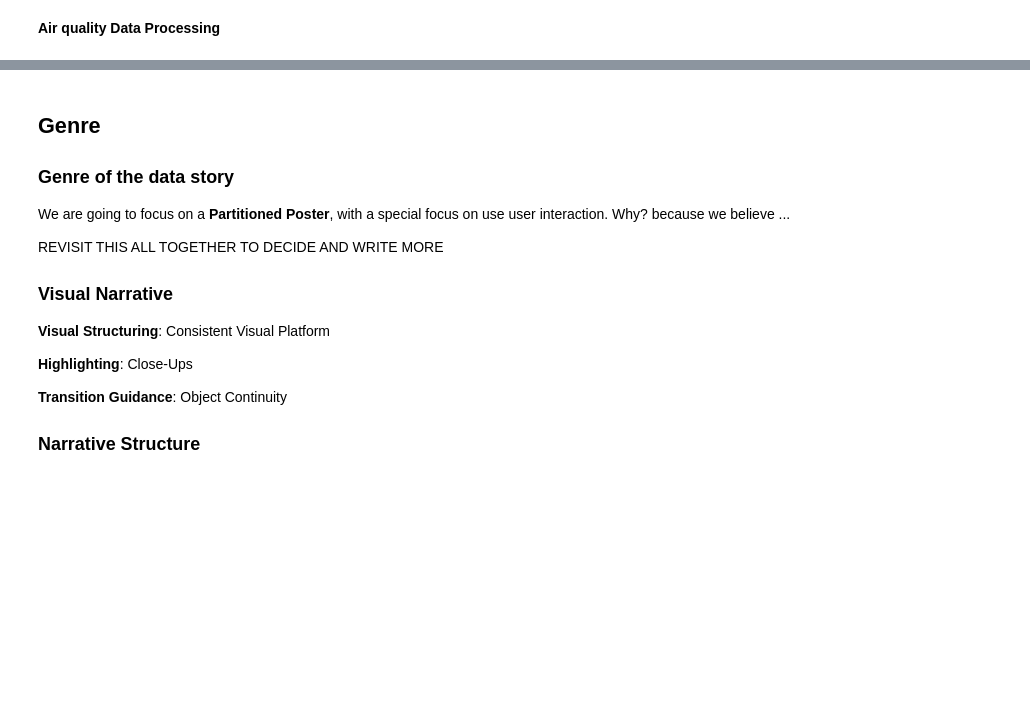
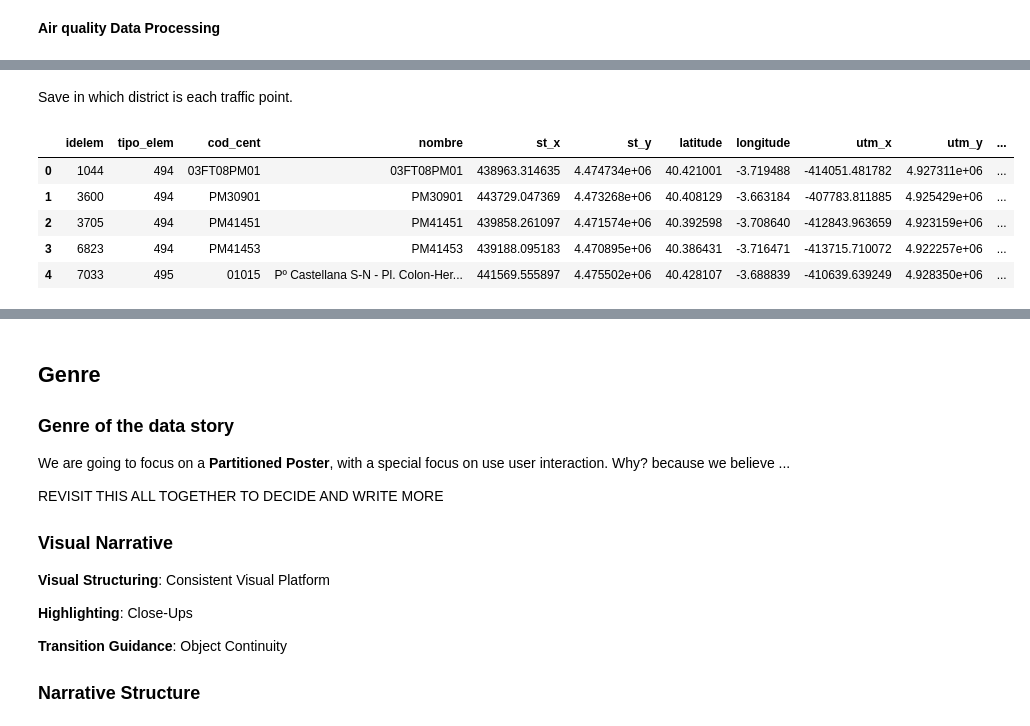
Before and after one commit to Pheithar/socialdata_madridcentral, a Jupyter notebook: madrid_central.ipynb, the cells around one changed output, grey strips where cells are left out. Saved outputs shown, nothing was run; the diff lists cells and outputs as text; code cells hidden in the pictures; blank space fills up the shorter version.

```diff
--- a/madrid_central.ipynb
+++ b/madrid_central.ipynb
@@ -102,0 +283,24 @@ The first thing that has to be done in any data related task, is to preprocess a
+# %% [markdown]
+Save in which district is each traffic point.
+# %%
+traffic_points["district"] = "None"
+points = traffic_points[["utm_x", "utm_y"]]
+
+for name in district_name:
+    path = Path(df_districts[df_districts["name"] == name][["utm_x", "utm_y"]])
+    points_in_path_mask = path.contains_points(points)
+    traffic_points.loc[points_in_path_mask, "district"] = name
+
+# Discard the traffic points outside any district of Madrid, as they are outside the city
+
+traffic_points = traffic_points.drop(traffic_points[traffic_points["district"] == "None"].index)\
+                .reset_index(drop=True)
+
+traffic_points.head()
+# %% [output]
+|  | idelem | tipo_elem | cod_cent | nombre | st_x | st_y | latitude | longitude | utm_x | utm_y | ... |
+| 0 | 1044 | 494 | 03FT08PM01 | 03FT08PM01 | 438963.314635 | 4.474734e+06 | 40.421001 | -3.719488 | -414051.481782 | 4.927311e+06 | ... |
+| 1 | 3600 | 494 | PM30901 | PM30901 | 443729.047369 | 4.473268e+06 | 40.408129 | -3.663184 | -407783.811885 | 4.925429e+06 | ... |
+| 2 | 3705 | 494 | PM41451 | PM41451 | 439858.261097 | 4.471574e+06 | 40.392598 | -3.708640 | -412843.963659 | 4.923159e+06 | ... |
+| 3 | 6823 | 494 | PM41453 | PM41453 | 439188.095183 | 4.470895e+06 | 40.386431 | -3.716471 | -413715.710072 | 4.922257e+06 | ... |
+| 4 | 7033 | 495 | 01015 | Pº Castellana S-N - Pl. Colon-Her... | 441569.555897 | 4.475502e+06 | 40.428107 | -3.688839 | -410639.639249 | 4.928350e+06 | ... |
```
Also changed, not shown: parts of 33 cells of this notebook, 1 other file.
